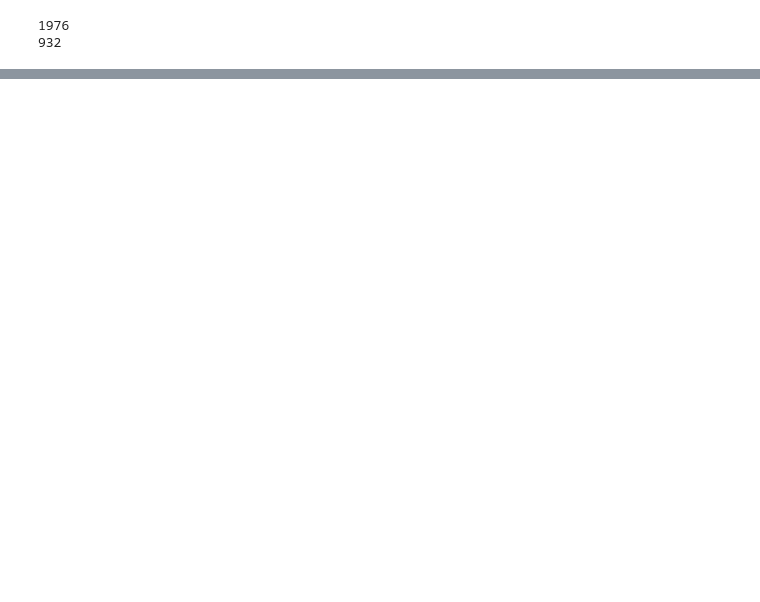
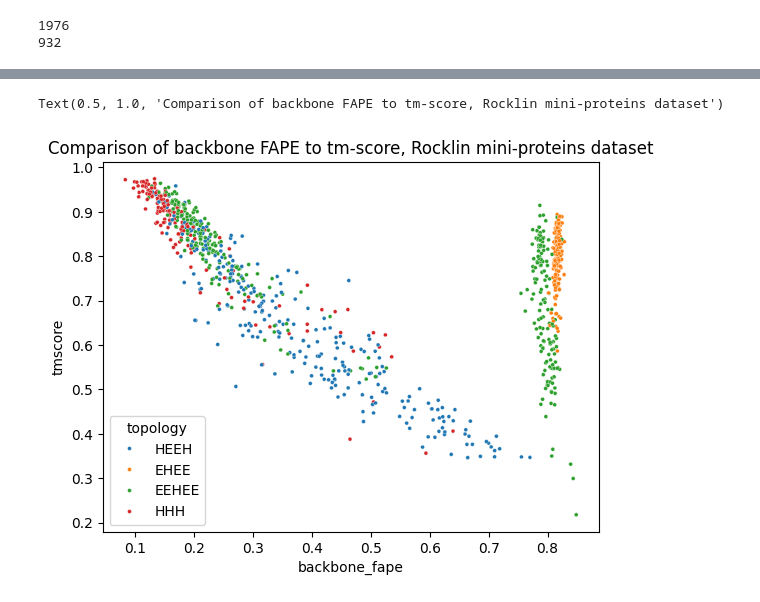
Before and after one commit to amyxlu/plaid-dev-distributed, a Jupyter notebook: notebooks/24_rocklin_miniprotein_prep.ipynb, the cells around one changed output, grey strips where cells are left out. Cells and saved outputs as stored; diff of their text form; code cells hidden in the pictures; blank space fills up the shorter version.

```diff
--- a/notebooks/24_rocklin_miniprotein_prep.ipynb
+++ b/notebooks/24_rocklin_miniprotein_prep.ipynb
@@ -150,0 +179,9 @@ FileNotFoundError: TMalign not found in PATH
+# %%
+from evo.dataset import FastaDataset
+ds = FastaDataset("/homefs/home/lux70/storage/data/rocklin/rocklin_stable.fasta")
+# %%
+rocklin_dataset = {}
+for i in range(len(ds)):
+    data = ds[i]
+    rocklin_dataset[data[0]] = data[1]
+rocklin_dataset = {k: v for k, v in rocklin_dataset.items() if k in files_to_examine}
@@ -150,0 +194,15 @@ FileNotFoundError: TMalign not found in PATH
+# %%
+backbone_losses = []
+from tqdm.notebook import tqdm
+
+for pdbfile in tqdm(files_to_examine):
+    sequence = rocklin_dataset[pdbfile]
+    pred_raw_outputs = esmfold.infer(sequence)
+    gt_structures = gt_features[pdbfile]
+    # gt_structures = parse_features(f"{struct_files_dir}{file}")
+    loss = backbone_loss(
+        backbone_rigid_tensor=gt_structures["backbone_rigid_tensor"].to(device),
+        backbone_rigid_mask=gt_structures["backbone_rigid_mask"].to(device),
+        traj=pred_raw_outputs["frames"].to(device),
+    )
+    backbone_losses.append(loss.item())
@@ -150,0 +217,8 @@ FileNotFoundError: TMalign not found in PATH
+# %%
+analysis_df = pd.DataFrame({
+    "filename": files_to_examine,
+    "tmscore": scores,
+    "backbone_fape": backbone_losses,
+})
+analysis_df['topology'] = analysis_df.filename.map(lambda s: s.split("_")[0])
+analysis_df.head()
@@ -150,0 +232,7 @@ FileNotFoundError: TMalign not found in PATH
+# %%
+import seaborn as sns
+sns.scatterplot(x="backbone_fape", y="tmscore", hue="topology", data=analysis_df, s=8)
+plt.title("Comparison of backbone FAPE to tm-score, Rocklin mini-proteins dataset")
+# %% [output]
+Text(0.5, 1.0, 'Comparison of backbone FAPE to tm-score, Rocklin mini-proteins dataset')
+[figure, added]
```
Also changed, not shown: parts of 13 cells of this notebook.
